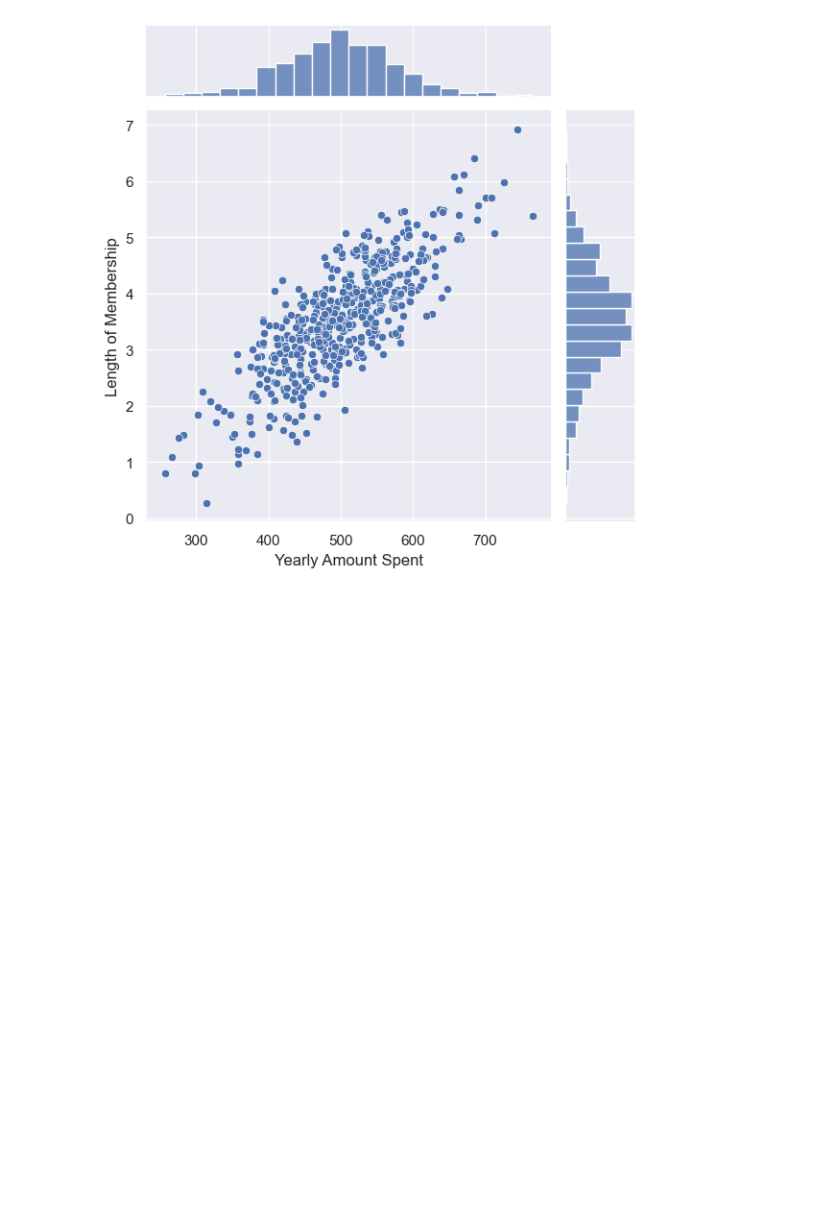
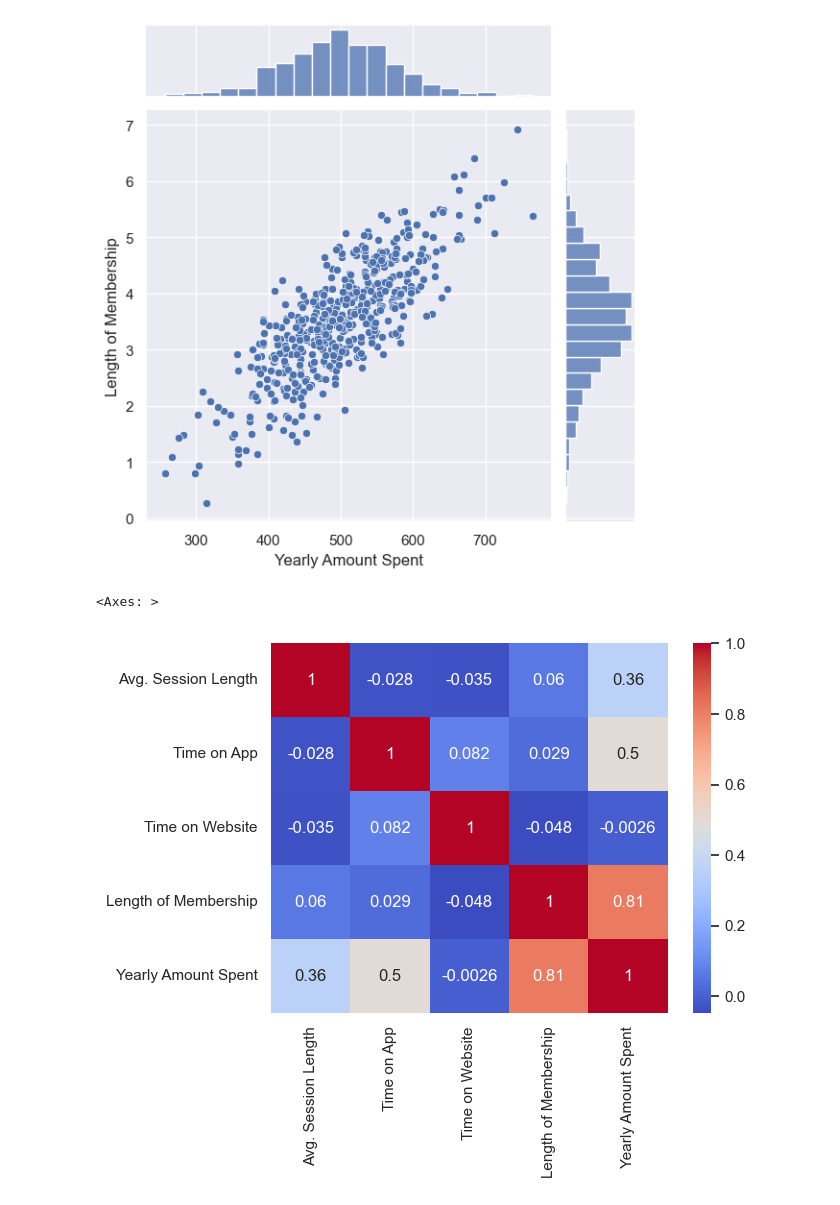
Before and after one commit to ahmedyar7/Machine-Learning-Projects, a Jupyter notebook: Ecommerce-Company/main.ipynb, the cells around one changed output. Drawn from its saved outputs; the diff is of its cells as text; code cells hidden in the pictures; blank space fills up the shorter version.

```diff
--- a/Ecommerce-Company/main.ipynb
+++ b/Ecommerce-Company/main.ipynb
@@ -88,3 +88,13 @@ sns.jointplot(
 # %% [output]
 <seaborn.axisgrid.JointGrid at 0x...>
 [figure]
+# %%
+df_numeric = data_df.select_dtypes(include=[int, float])
+sns.heatmap(
+    df_numeric.corr(),
+    annot=True,
+    cmap="coolwarm",
+)
+# %% [output]
+<Axes: >
+[figure, added]
```
Also changed, not shown: parts of 17 cells of this notebook.
